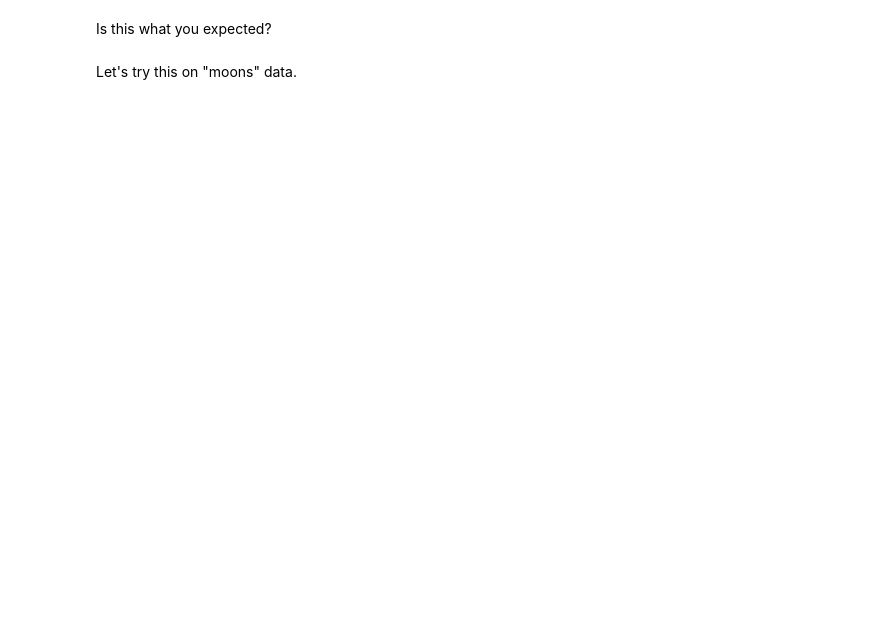
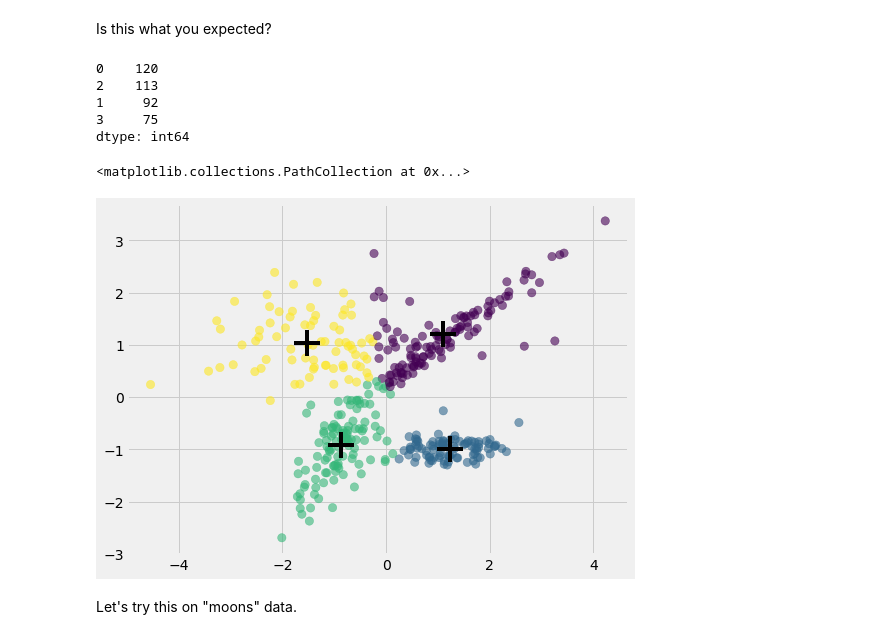
Before and after one commit to yangliu222/DS-SF-42, a Jupyter notebook: george_section/notebooks/In_class/Clustering (In class).ipynb, the cells around one changed output. Cells and saved outputs as stored; diff of their text form; code cells hidden in the pictures; blank space fills up the shorter version.

```diff
--- a/george_section/notebooks/In_class/Clustering (In class).ipynb
+++ b/george_section/notebooks/In_class/Clustering (In class).ipynb
@@ -152,19 +220,20 @@ plt.scatter(data[:,0], data[:,1], s=68, alpha=.6);
 # %% [markdown]
 What cluster value should we set?
 # %%
-#Intialize the KMeans algorithm with 4 clusters
+#Intialize the KMeans algorithm with 3 clusters
 
-
+km = KMeans(n_clusters=3)
 
 #Fit model on data
-
+km.fit(data)
 
 #Get the labels
 
-
+labels = km.labels_
 
 #Assign centriods
 
-
+cents = km.cluster_centers_
 
 #Values counts of labels
+pd.value_counts(labels)
@@ -177,5 +254,38 @@ plt.scatter(cents[:, 0], cents[:, 1], c = "black", marker="+", s = 700)
 # %% [markdown]
 Is this what you expected?
+# %%
+#Intialize the KMeans algorithm with 4 clusters
+
+km4 = KMeans(n_clusters=4)
+
+#Fit model on data
+km4.fit(data)
+
+#Get the labels
+
+labels = km4.labels_
+
+#Assign centriods
+
+cents4 = km4.cluster_centers_
+
+#Values counts of labels
+pd.value_counts(labels)
+# %% [output]
+0    120
+2    113
+1     92
+3     75
+dtype: int64
+# %%
+#Visualize color-encoded data
+
+plt.figure(figsize=(8,6))
+plt.scatter(data[:, 0], data[:, 1], c = labels, s = 70, alpha=.6)
+plt.scatter(cents4[:, 0], cents4[:, 1], c = "black", marker="+", s = 700)
+# %% [output]
+<matplotlib.collections.PathCollection at 0x...>
+[figure, added]
 # %% [markdown]
 Let's try this on "moons" data.
 # %%
```
Also changed, not shown: parts of 64 cells of this notebook.
